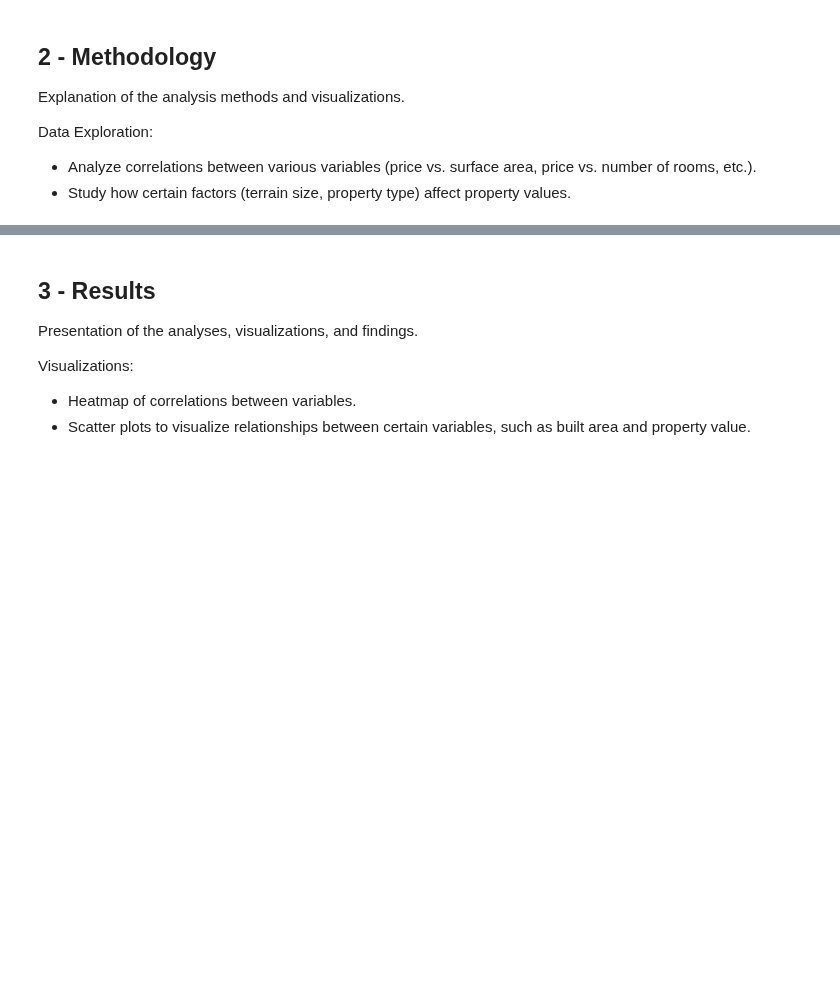
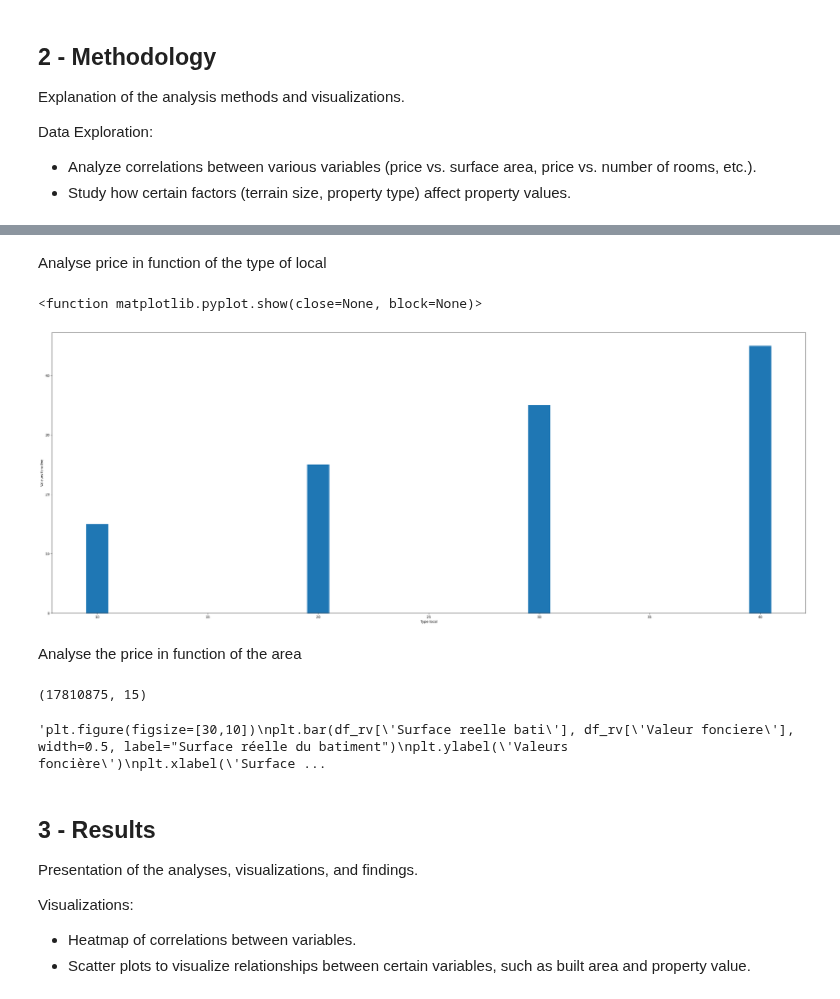
Before and after one commit to Kal3idoscope/Land-data-analysis-French-market, a Jupyter notebook: relationship_variables.ipynb, the cells around one changed output, grey strips where cells are left out. Cells and saved outputs as stored; diff of their text form; code cells hidden in the pictures; blank space fills up the shorter version.

```diff
--- a/relationship_variables.ipynb
+++ b/relationship_variables.ipynb
@@ -98,0 +119,30 @@ import pandas as pd
+# %% [markdown]
+Analyse price in function of the type of local
+# %%
+
+pomme = [10, 20, 30, 40]
+fraise = [15, 25, 35, 45]
+plt.figure(figsize=[40,15])
+plt.bar(pomme, fraise, width=1, label="Type local")
+#plt.bar(df_rv['Type local'], df_rv['Valeur fonciere'], width=0.5, label="Type local")
+plt.ylabel('Valeurs foncière')
+plt.xlabel('Type local')
+plt.legend
+plt.show
+# %% [output]
+<function matplotlib.pyplot.show(close=None, block=None)>
+[figure, added]
+# %% [markdown]
+Analyse the price in function of the area
+# %%
+#Creation of histogram in functionof the surface of the building
+print(df_rv.shape)
+'''plt.figure(figsize=[30,10])
+plt.bar(df_rv['Surface reelle bati'], df_rv['Valeur fonciere'], width=0.5, label="Surface réelle du batiment")
+plt.ylabel('Valeurs foncière')
+plt.xlabel('Surface reelle bati')
+plt.legend
+plt.show'''
+# %% [output]
+(17810875, 15)
+'plt.figure(figsize=[30,10])\nplt.bar(df_rv[\'Surface reelle bati\'], df_rv[\'Valeur fonciere\'], width=0.5, label="Surface réelle du batiment")\nplt.ylabel(\'Valeurs foncière\')\nplt.xlabel(\'Surface ...
```
Also changed, not shown: parts of 5 cells of this notebook.
